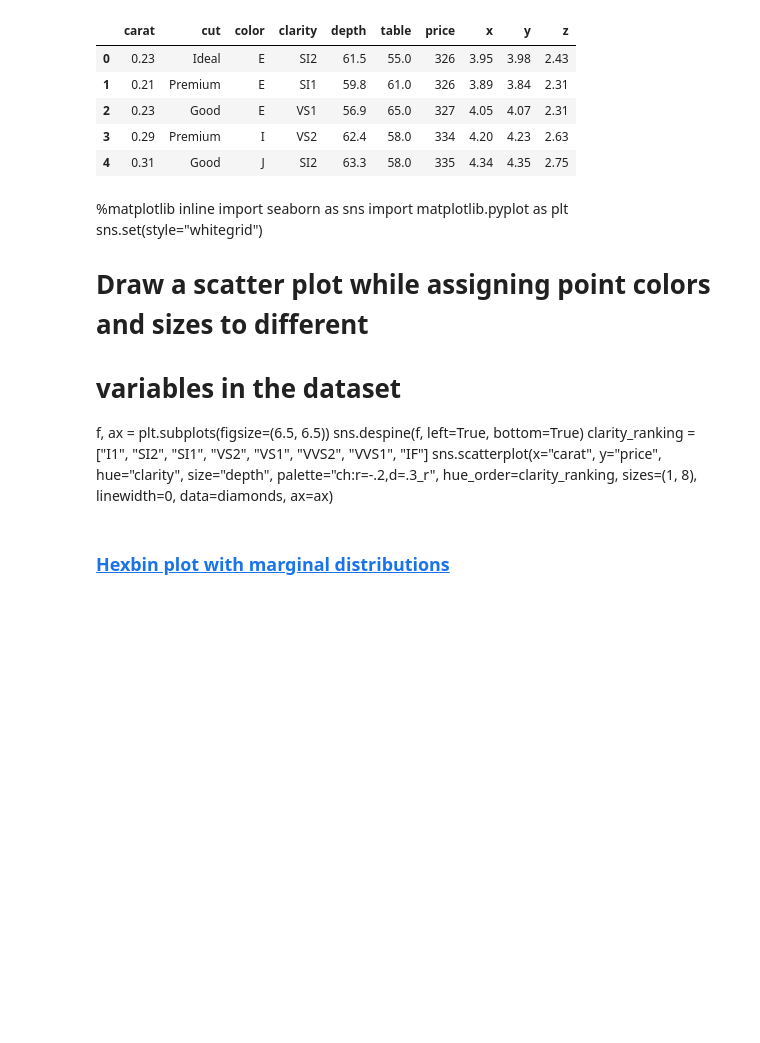
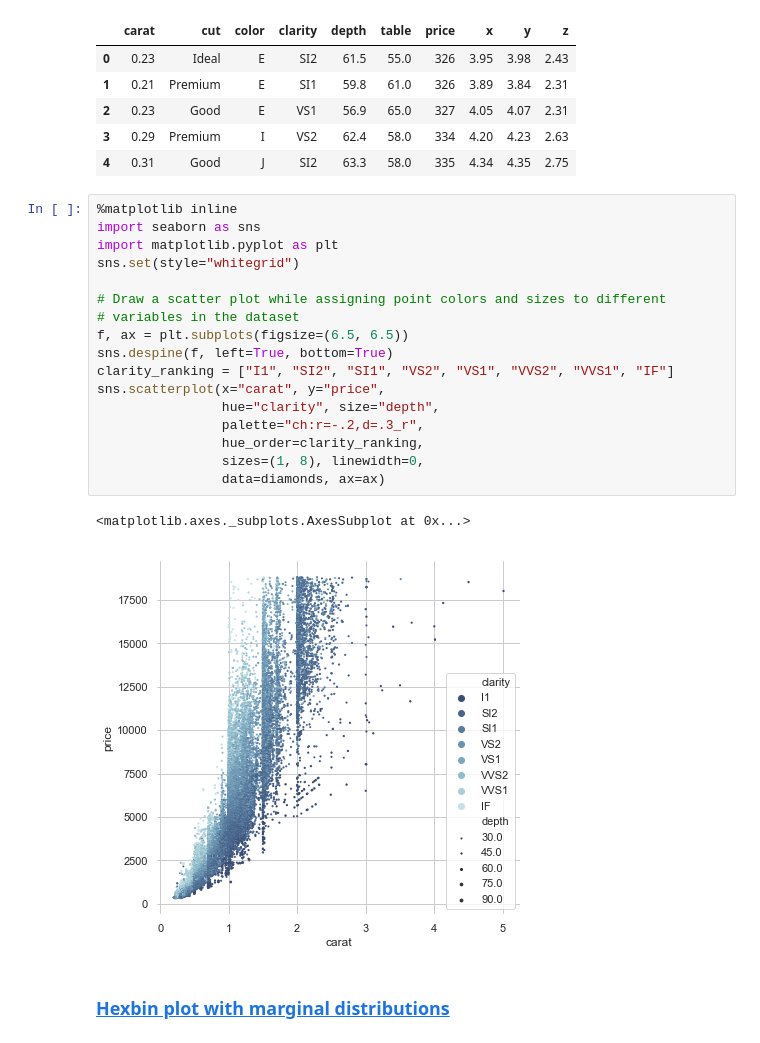
Before and after one commit to bjpcjp/seaborn-basic-gallery, a Jupyter notebook: gallery.ipynb, the cells around one changed output. Drawn from its saved outputs; the diff is of its cells as text; blank space fills up the shorter version.

```diff
--- a/gallery.ipynb
+++ b/gallery.ipynb
@@ -12,23 +12,26 @@ diamonds.head()
 | 2 | 0.23 | Good | E | VS1 | 56.9 | 65.0 | 327 | 4.05 | 4.07 | 2.31 |
 | 3 | 0.29 | Premium | I | VS2 | 62.4 | 58.0 | 334 | 4.20 | 4.23 | 2.63 |
 | 4 | 0.31 | Good | J | SI2 | 63.3 | 58.0 | 335 | 4.34 | 4.35 | 2.75 |
-# %% [markdown]
-%matplotlib inline
-import seaborn as sns
-import matplotlib.pyplot as plt
-sns.set(style="whitegrid")
-
-# Draw a scatter plot while assigning point colors and sizes to different
-# variables in the dataset
-f, ax = plt.subplots(figsize=(6.5, 6.5))
-sns.despine(f, left=True, bottom=True)
-clarity_ranking = ["I1", "SI2", "SI1", "VS2", "VS1", "VVS2", "VVS1", "IF"]
-sns.scatterplot(x="carat", y="price",
-                hue="clarity", size="depth",
-                palette="ch:r=-.2,d=.3_r",
-                hue_order=clarity_ranking,
-                sizes=(1, 8), linewidth=0,
-                data=diamonds, ax=ax)
+# %%
+%matplotlib inline
+import seaborn as sns
+import matplotlib.pyplot as plt
+sns.set(style="whitegrid")
+
+# Draw a scatter plot while assigning point colors and sizes to different
+# variables in the dataset
+f, ax = plt.subplots(figsize=(6.5, 6.5))
+sns.despine(f, left=True, bottom=True)
+clarity_ranking = ["I1", "SI2", "SI1", "VS2", "VS1", "VVS2", "VVS1", "IF"]
+sns.scatterplot(x="carat", y="price",
+                hue="clarity", size="depth",
+                palette="ch:r=-.2,d=.3_r",
+                hue_order=clarity_ranking,
+                sizes=(1, 8), linewidth=0,
+                data=diamonds, ax=ax)
+# %% [output]
+<matplotlib.axes._subplots.AxesSubplot at 0x...>
+[figure, added]
 # %% [markdown]
 ### [Hexbin plot with marginal distributions](https://seaborn.pydata.org/examples/hexbin_marginals.html)
 # %%
```
